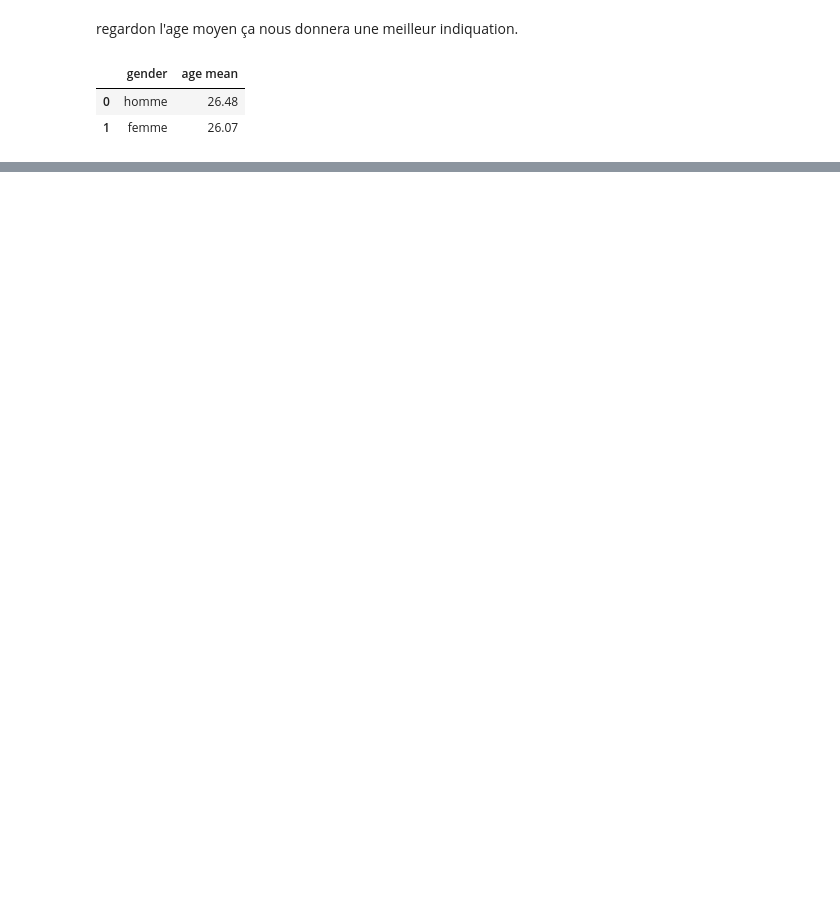
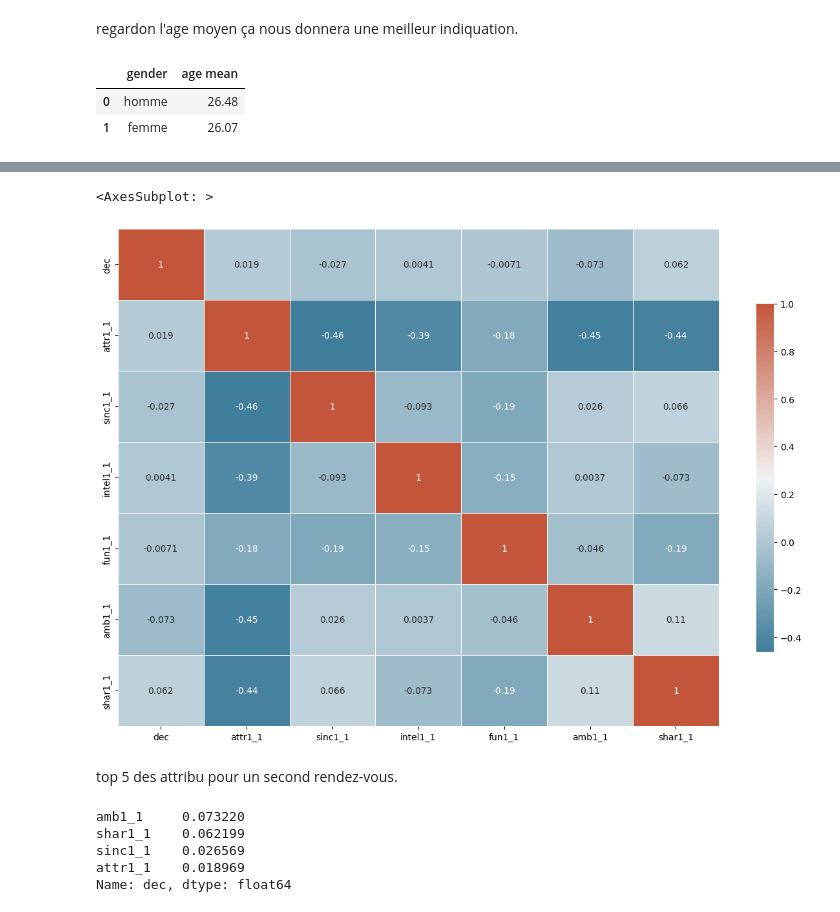
Before and after one commit to philippeJeremy/Bloc-2-Analyse-exploratoire-descriptive-et-inferentielle-de-donnees, a Jupyter notebook: speed_dating.ipynb, the cells around one changed output, grey strips where cells are left out. Drawn from its saved outputs; the diff is of its cells as text; code cells hidden in the pictures; blank space fills up the shorter version.

```diff
--- a/speed_dating.ipynb
+++ b/speed_dating.ipynb
@@ -159,0 +210,18 @@ Les hommes sont l'égèrement plus âgé.
+# %%
+f, ax = plt.subplots(figsize=(15, 10))
+mask = np.triu(np.ones_like(corr_attrb, dtype=bool))
+cmap = sns.diverging_palette(230, 20, as_cmap=True)
+sns.heatmap(corr_attrb, annot=True, cmap=cmap, cbar_kws={"shrink": .7}, linewidths=.5)
+# %% [output]
+<AxesSubplot: >
+[figure, added]
+# %% [markdown]
+top 5 des attribu pour un second rendez-vous.
+# %%
+corr_attrb["dec"].apply(abs).sort_values(ascending=False)[1:5]
+# %% [output]
+amb1_1     0.073220
+shar1_1    0.062199
+sinc1_1    0.026569
+attr1_1    0.018969
+Name: dec, dtype: float64
```
Also changed, not shown: parts of 19 cells of this notebook.
